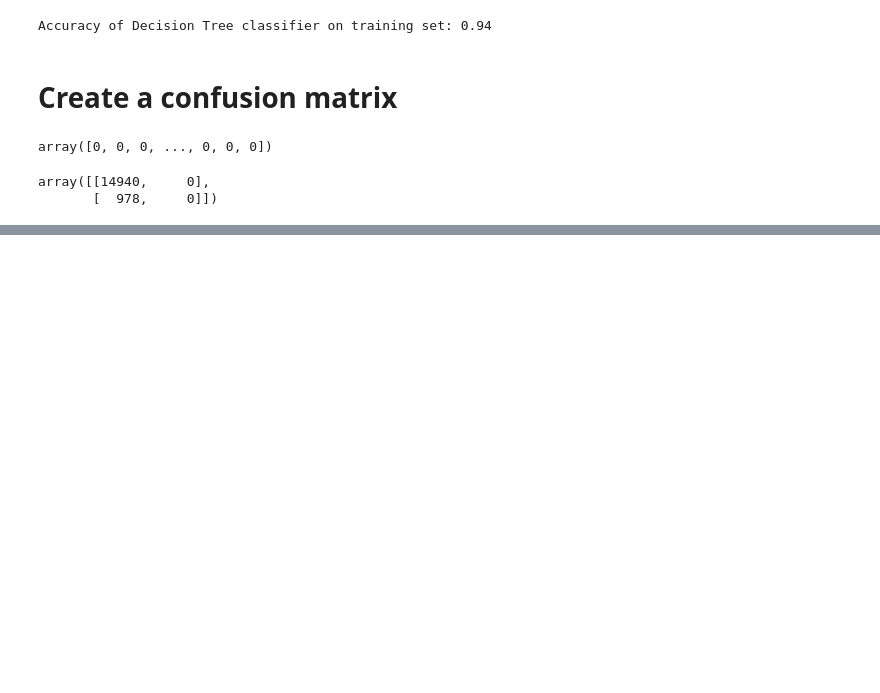
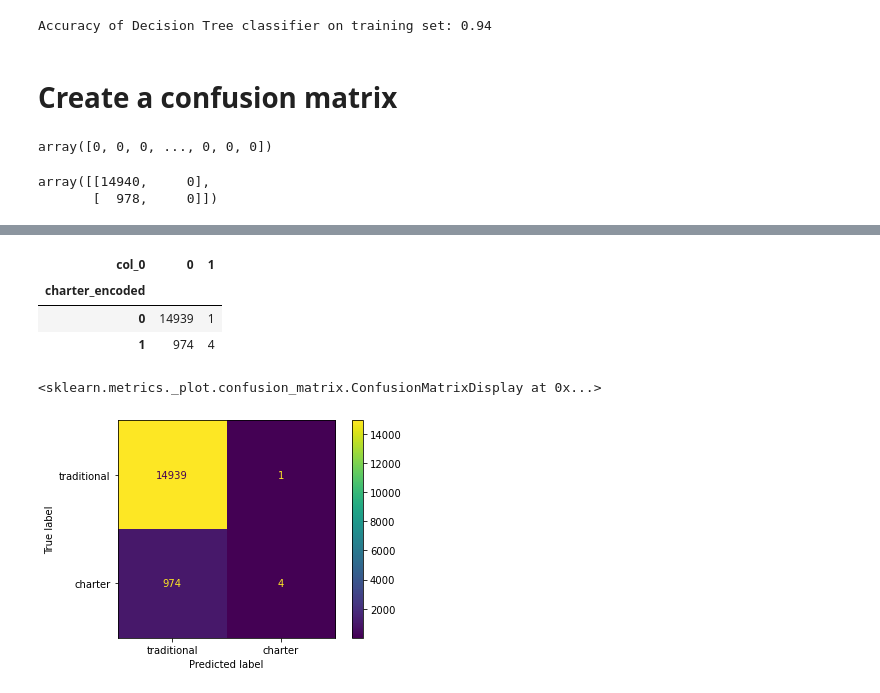
Before and after one commit to raedownen/independent_classification, a Jupyter notebook: notebook.ipynb, the cells around one changed output, grey strips where cells are left out. Cells and saved outputs as stored; diff of their text form; code cells hidden in the pictures; blank space fills up the shorter version.

```diff
--- a/notebook.ipynb
+++ b/notebook.ipynb
@@ -691,0 +866,12 @@ weighted avg       0.88      0.94      0.91     15918
+# %%
+pd.crosstab(y_train['charter_encoded'], tree5.predict(X_train_scaled))
+# %% [output]
+| col_0 | 0 | 1 |
+| charter_encoded |  |  |
+| 0 | 14939 | 1 |
+| 1 | 974 | 4 |
+# %%
+plot_confusion_matrix(tree5, X_train_scaled, y_train, display_labels=['traditional', 'charter'])
+# %% [output]
+<sklearn.metrics._plot.confusion_matrix.ConfusionMatrixDisplay at 0x...>
+[figure, added]
```
Also changed, not shown: parts of 118 cells of this notebook.
